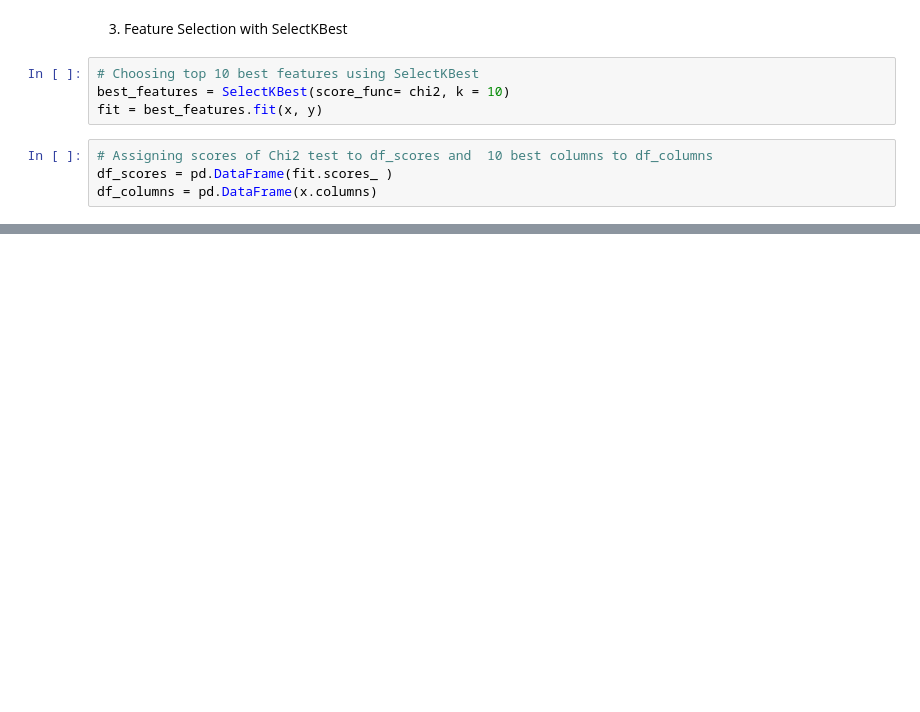
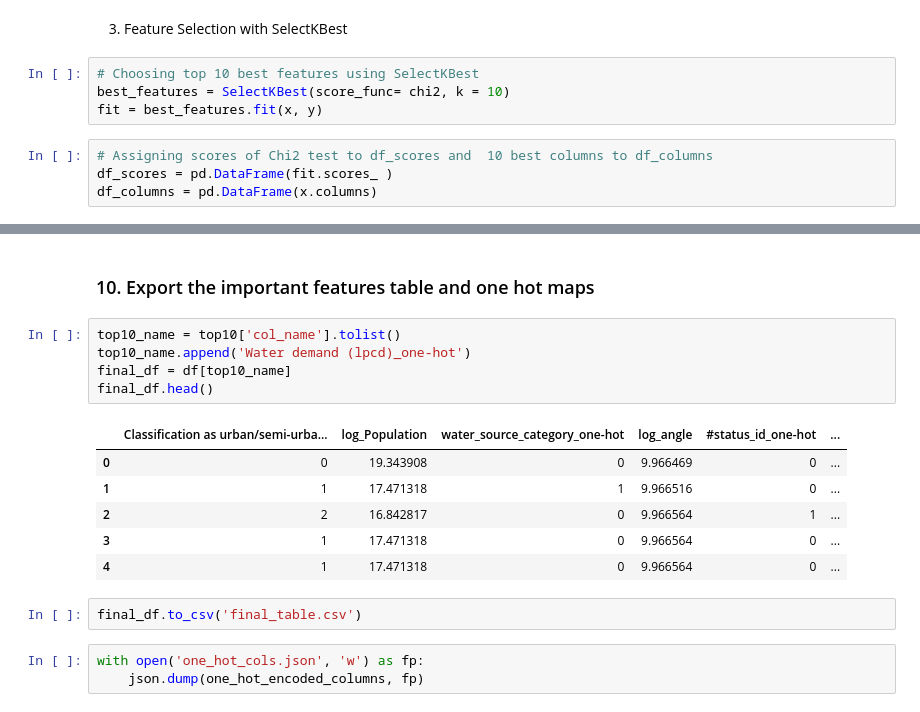
Before and after one commit to OmdenaAI/lagos-chapter-water-availability, a Jupyter notebook: src/tasks/task-3-feature-engineering/Task_3_Feature_Engineering.ipynb, the cells around one changed output, grey strips where cells are left out. Drawn from its saved outputs; the diff is of its cells as text; blank space fills up the shorter version.

```diff
--- a/src/tasks/task-3-feature-engineering/Task_3_Feature_Engineering.ipynb
+++ b/src/tasks/task-3-feature-engineering/Task_3_Feature_Engineering.ipynb
@@ -439,3 +447,22 @@ chiScores.nlargest(10,['scores'])
 | 19 | 22.383527 | log_dist |
 | 7 | 21.377954 | #pay_one-hot |
 | 15 | 12.519896 | water_tech_category_one-hot |
+# %% [markdown]
+### 10. Export the important features table and one hot maps
+# %%
+top10_name = top10['col_name'].tolist()
+top10_name.append('Water demand (lpcd)_one-hot')
+final_df = df[top10_name]
+final_df.head()
+# %% [output]
+|  | Classification as urban/semi-urba... | log_Population | water_source_category_one-hot | log_angle | #status_id_one-hot | ... |
+| 0 | 0 | 19.343908 | 0 | 9.966469 | 0 | ... |
+| 1 | 1 | 17.471318 | 1 | 9.966516 | 0 | ... |
+| 2 | 2 | 16.842817 | 0 | 9.966564 | 1 | ... |
+| 3 | 1 | 17.471318 | 0 | 9.966564 | 0 | ... |
+| 4 | 1 | 17.471318 | 0 | 9.966564 | 0 | ... |
+# %%
+final_df.to_csv('final_table.csv')
+# %%
+with open('one_hot_cols.json', 'w') as fp:
+    json.dump(one_hot_encoded_columns, fp)
```
Also changed, not shown: parts of 12 cells of this notebook, 1 other file.
